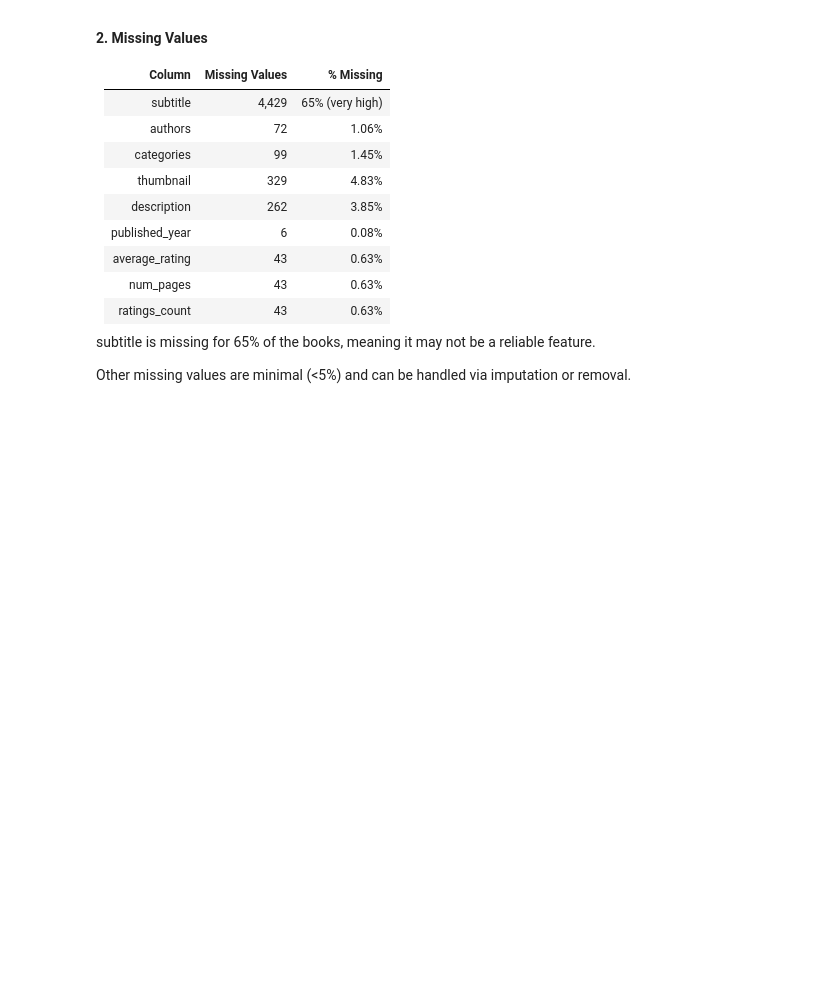
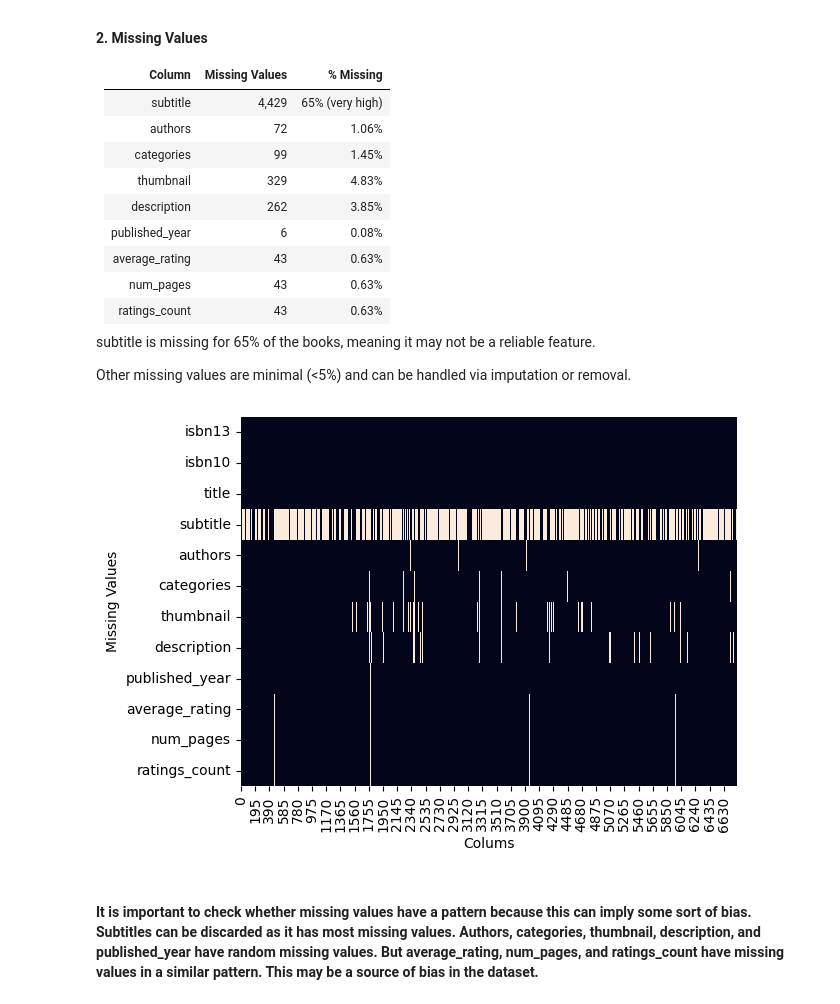
Before and after one commit to kishita1810/Semantic-book-recommender, a Jupyter notebook: data_exploration.ipynb, the cells around one changed output. Cells and saved outputs as stored; diff of their text form; code cells hidden in the pictures; blank space fills up the shorter version.

```diff
--- a/data_exploration.ipynb
+++ b/data_exploration.ipynb
@@ -160,3 +162,18 @@ Some columns have missing values, which might require handling before model trai
 subtitle is missing for 65% of the books, meaning it may not be a reliable feature.
 
 Other missing values are minimal (<5%) and can be handled via imputation or removal.
+# %%
+import seaborn as sns
+import matplotlib.pyplot as plt
+
+ax = plt.axes()
+sns.heatmap(books.isna().transpose(), cbar=False, ax=ax)
+
+plt.xlabel("Colums")
+plt.ylabel("Missing Values")
+
+plt.show()
+# %% [output]
+[figure, added]
+# %% [markdown]
+#### It is important to check whether missing values have a pattern because this can imply some sort of bias. Subtitles can be discarded as it has most missing values. Authors, categories, thumbnail, description, and published_year have random missing values. But average_rating, num_pages, and ratings_count have missing values in a similar pattern. This may be a source of bias in the dataset.
```
Also changed, not shown: parts of 12 cells of this notebook.
